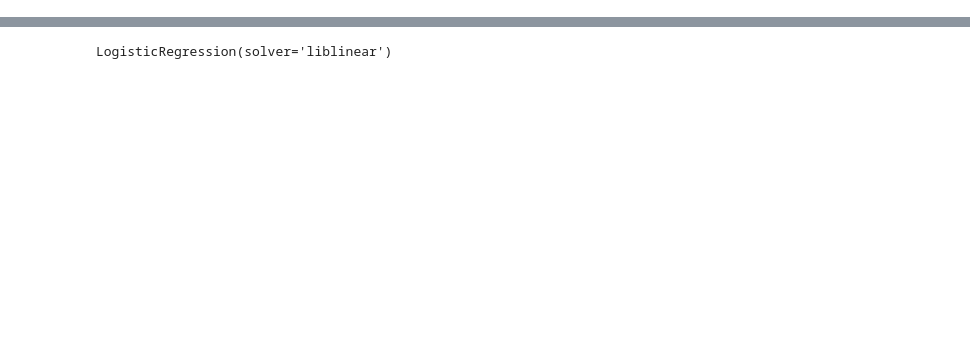
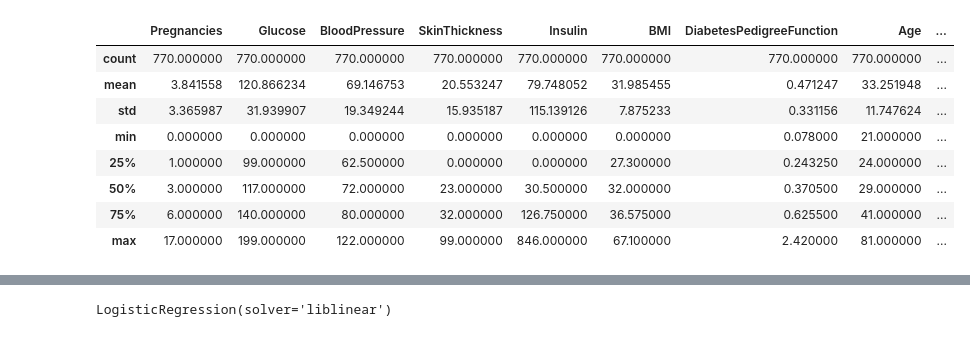
Before and after one commit to SairamNomula/DiaDisc, a Jupyter notebook: python/Ml_model.ipynb, the cells around one changed output, grey strips where cells are left out. Saved outputs shown, nothing was run; the diff lists cells and outputs as text; code cells hidden in the pictures; blank space fills up the shorter version.

```diff
--- a/python/Ml_model.ipynb
+++ b/python/Ml_model.ipynb
@@ -26,0 +57,12 @@ dataset
+# %%
+dataset.describe()
+# %% [output]
+|  | Pregnancies | Glucose | BloodPressure | SkinThickness | Insulin | BMI | DiabetesPedigreeFunction | Age | ... |
+| count | 770.000000 | 770.000000 | 770.000000 | 770.000000 | 770.000000 | 770.000000 | 770.000000 | 770.000000 | ... |
+| mean | 3.841558 | 120.866234 | 69.146753 | 20.553247 | 79.748052 | 31.985455 | 0.471247 | 33.251948 | ... |
+| std | 3.365987 | 31.939907 | 19.349244 | 15.935187 | 115.139126 | 7.875233 | 0.331156 | 11.747624 | ... |
+| min | 0.000000 | 0.000000 | 0.000000 | 0.000000 | 0.000000 | 0.000000 | 0.078000 | 21.000000 | ... |
+| 25% | 1.000000 | 99.000000 | 62.500000 | 0.000000 | 0.000000 | 27.300000 | 0.243250 | 24.000000 | ... |
+| 50% | 3.000000 | 117.000000 | 72.000000 | 23.000000 | 30.500000 | 32.000000 | 0.370500 | 29.000000 | ... |
+| 75% | 6.000000 | 140.000000 | 80.000000 | 32.000000 | 126.750000 | 36.575000 | 0.625500 | 41.000000 | ... |
+| max | 17.000000 | 199.000000 | 122.000000 | 99.000000 | 846.000000 | 67.100000 | 2.420000 | 81.000000 | ... |
```
Also changed, not shown: parts of 29 cells of this notebook.
